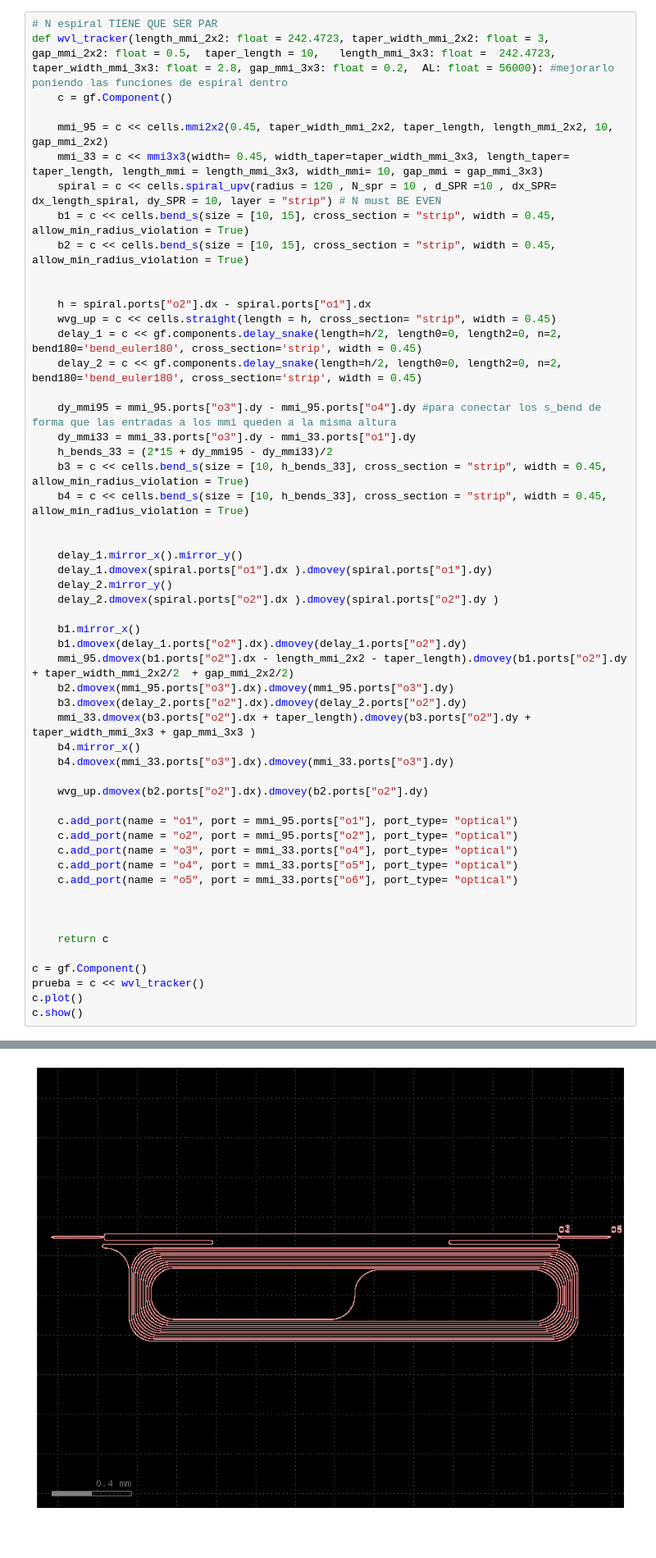
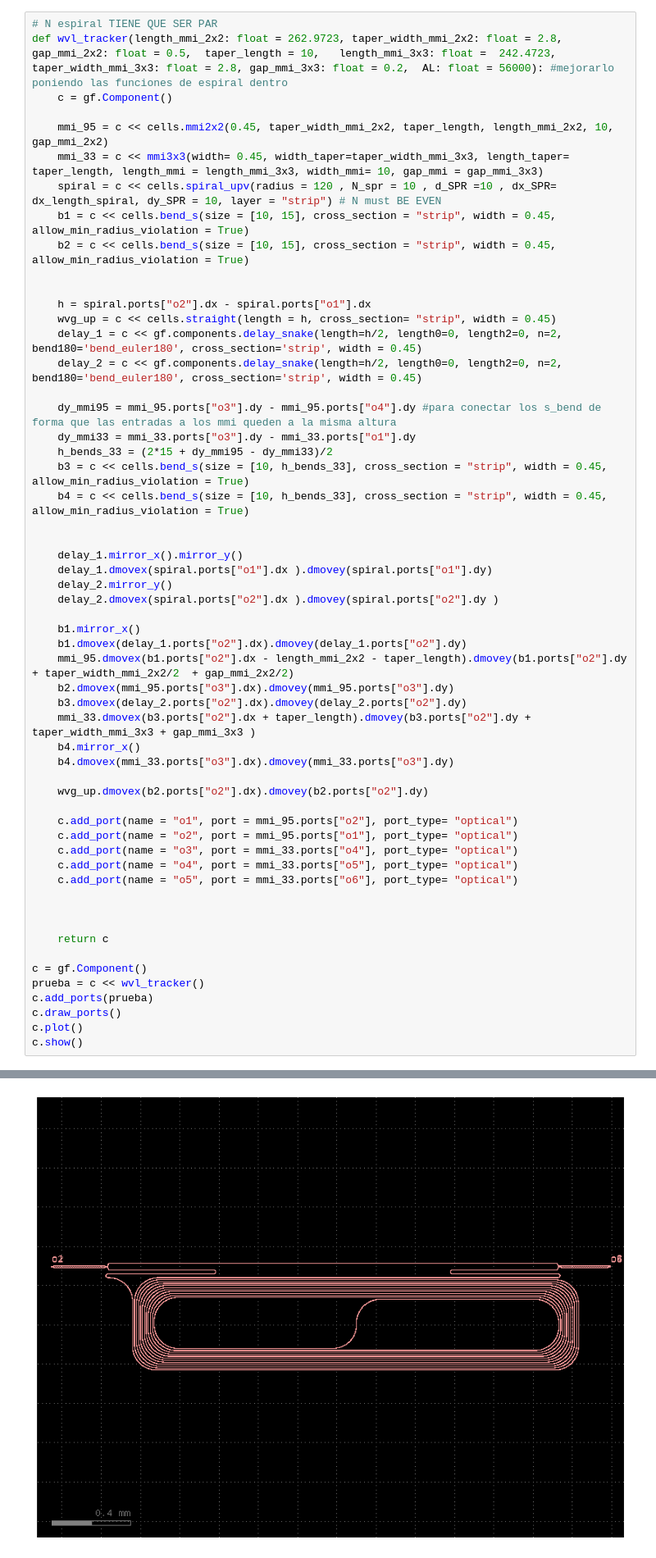
Before and after one commit to mromgar1/pic-upv-lab5-finalproject, a Jupyter notebook: LAYOUT_SOI.ipynb, the cells around one changed output, grey strips where cells are left out. Shown at 82% size. Drawn from its saved outputs; the diff is of its cells as text.

```diff
--- a/LAYOUT_SOI.ipynb
+++ b/LAYOUT_SOI.ipynb
@@ -222,7 +222,7 @@ print(spiral.ports)
 ## CIRCUITO
 # %%
 # N espiral TIENE QUE SER PAR
-def wvl_tracker(length_mmi_2x2: float = 242.4723, taper_width_mmi_2x2: float = 3, gap_mmi_2x2: float = 0.5,  taper_length = 10,   length_mmi_3x3: float =  242.4723, taper_width_mmi_3x3: float = 2.8, gap_mmi_3x3: float = 0.2,  AL: float = 56000): #mejorarlo poniendo las funciones de espiral dentro
+def wvl_tracker(length_mmi_2x2: float = 262.9723, taper_width_mmi_2x2: float = 2.8, gap_mmi_2x2: float = 0.5,  taper_length = 10,   length_mmi_3x3: float =  242.4723, taper_width_mmi_3x3: float = 2.8, gap_mmi_3x3: float = 0.2,  AL: float = 56000): #mejorarlo poniendo las funciones de espiral dentro
     c = gf.Component()
 
     mmi_95 = c << cells.mmi2x2(0.45, taper_width_mmi_2x2, taper_length, length_mmi_2x2, 10, gap_mmi_2x2)
@@ -260,8 +260,8 @@ def wvl_tracker(length_mmi_2x2: float = 242.4723, taper_width_mmi_2x2: float = 3
 
     wvg_up.dmovex(b2.ports["o2"].dx).dmovey(b2.ports["o2"].dy)
 
-    c.add_port(name = "o1", port = mmi_95.ports["o1"], port_type= "optical")
-    c.add_port(name = "o2", port = mmi_95.ports["o2"], port_type= "optical")
+    c.add_port(name = "o1", port = mmi_95.ports["o2"], port_type= "optical")
+    c.add_port(name = "o2", port = mmi_95.ports["o1"], port_type= "optical")
     c.add_port(name = "o3", port = mmi_33.ports["o4"], port_type= "optical")
     c.add_port(name = "o4", port = mmi_33.ports["o5"], port_type= "optical")
     c.add_port(name = "o5", port = mmi_33.ports["o6"], port_type= "optical")
@@ -272,6 +272,8 @@ def wvl_tracker(length_mmi_2x2: float = 242.4723, taper_width_mmi_2x2: float = 3
 
 c = gf.Component()
 prueba = c << wvl_tracker()
+c.add_ports(prueba)
+c.draw_ports()
 c.plot()
 c.show()
 # %% [output]
@@ -279 +281 @@ c.show()
-[figure, old version]
+[figure, new version]
```
Also changed, not shown: parts of 4 cells of this notebook, 1 other file.
